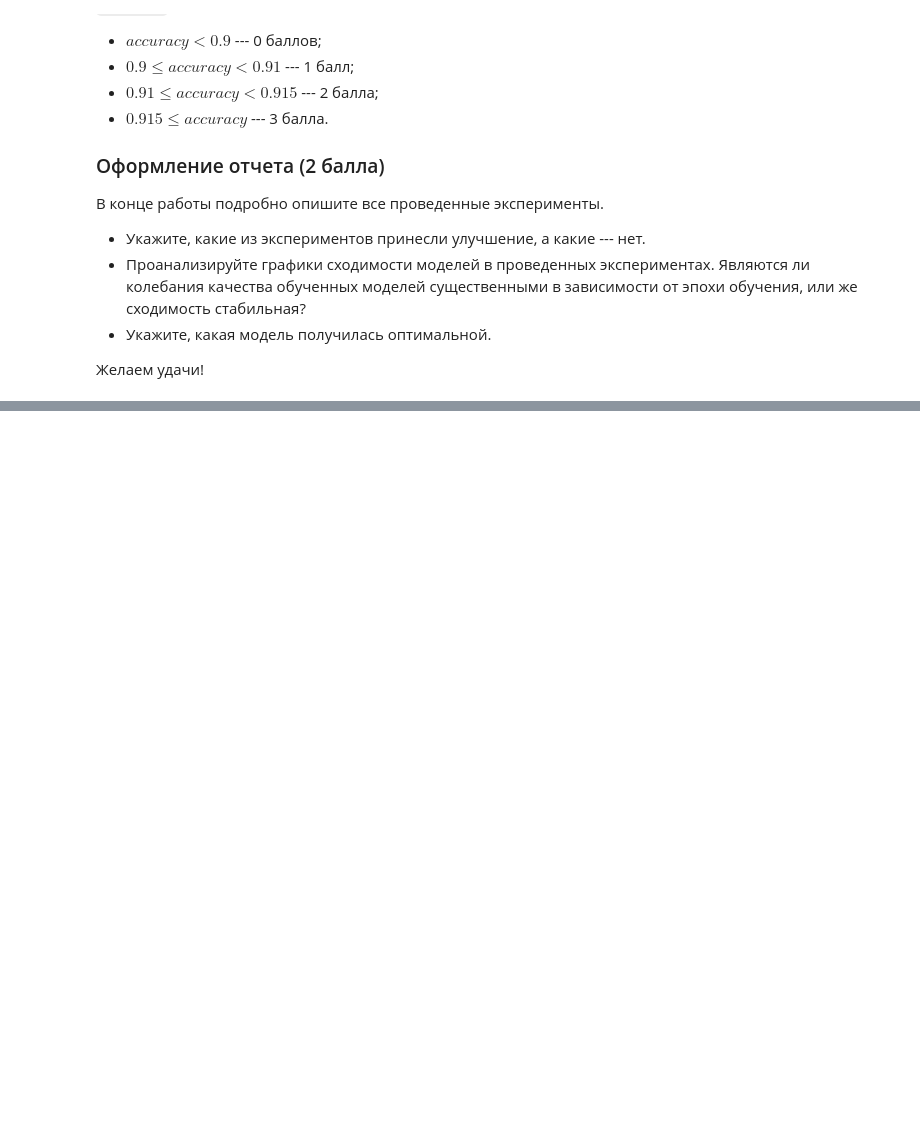
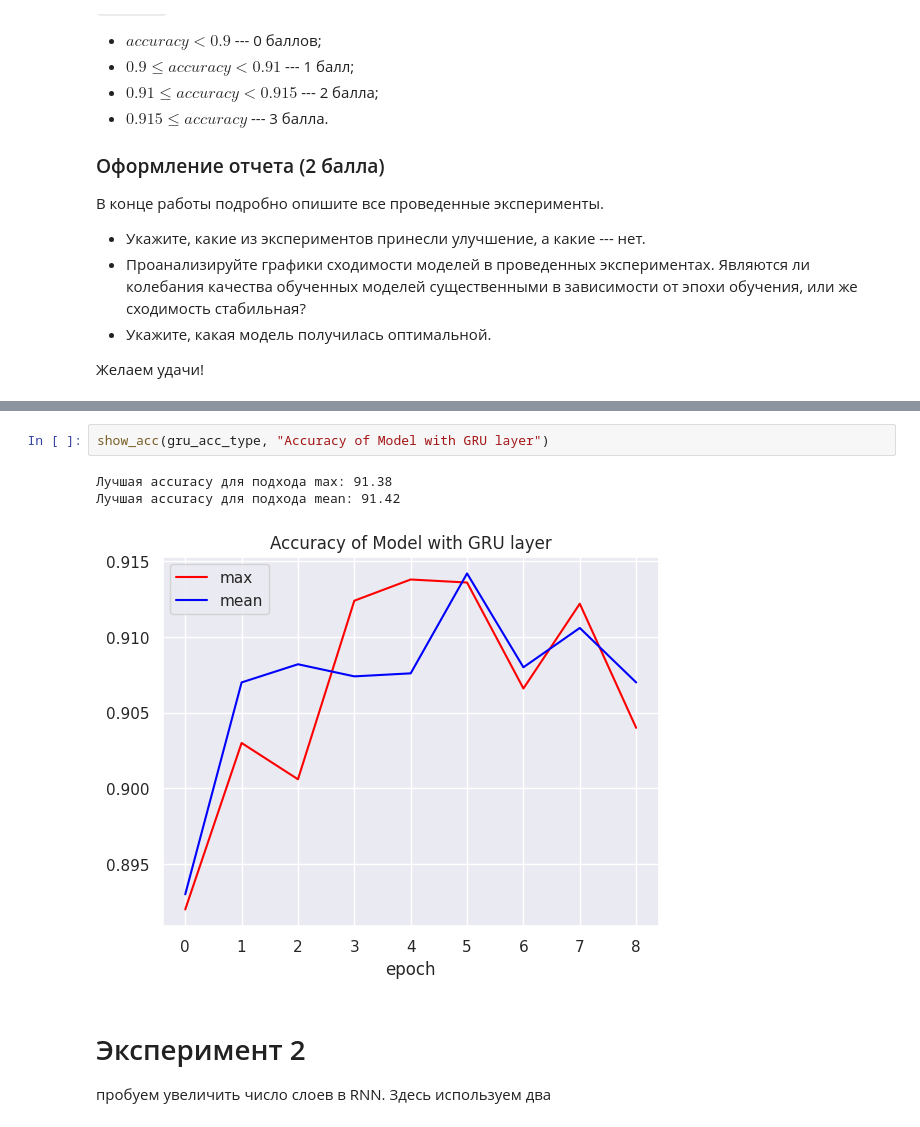
Before and after one commit to 2813/dls-homework, a Jupyter notebook: hw_text_classification.ipynb, the cells around one changed output, grey strips where cells are left out. Drawn from its saved outputs; the diff is of its cells as text; blank space fills up the shorter version.

```diff
--- a/hw_text_classification.ipynb
+++ b/hw_text_classification.ipynb
@@ -220,0 +382,10 @@ def evaluate(model, eval_dataloader) -> float:
+# %%
+show_acc(gru_acc_type, "Accuracy of Model with GRU layer")
+# %% [output]
+Лучшая accuracy для подхода max: 91.38
+Лучшая accuracy для подхода mean: 91.42
+[figure, added]
+# %% [markdown]
+# Эксперимент 2
+
+пробуем увеличить число слоев в RNN. Здесь используем два
```
Also changed, not shown: parts of 17 cells of this notebook.
